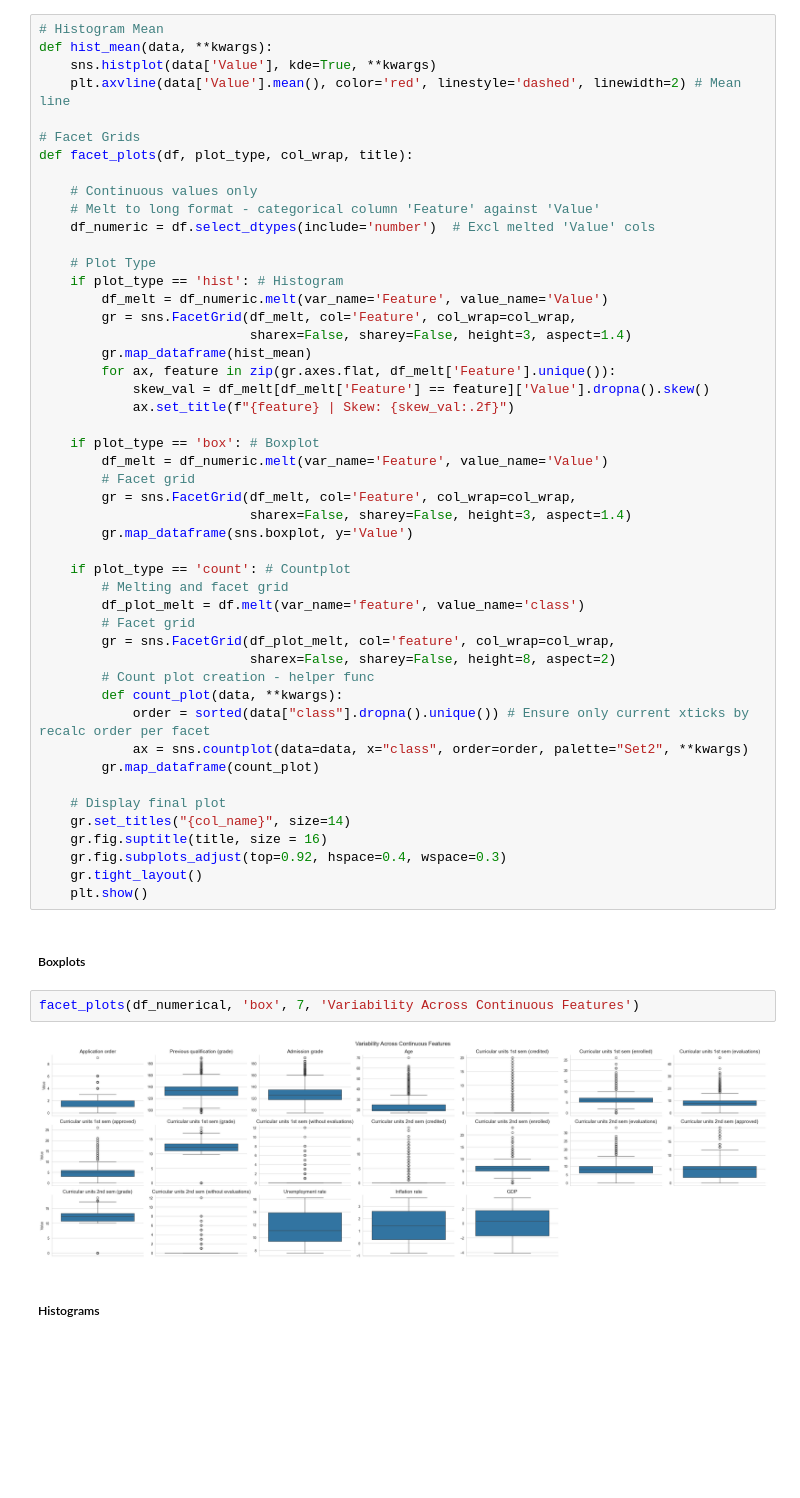
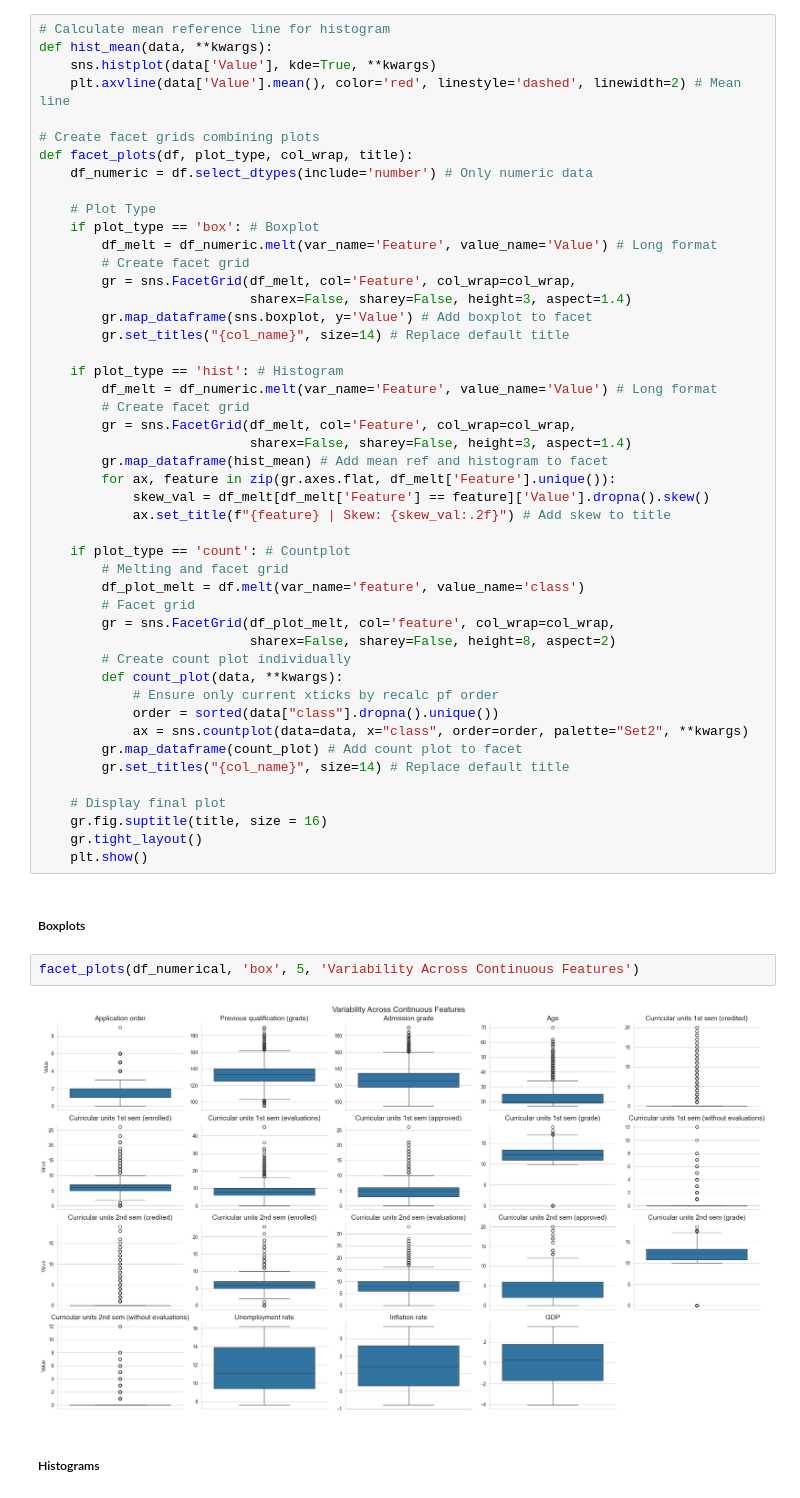
Before and after one commit to evaktar/AIandML, a Jupyter notebook: assessment.ipynb, the cells around one changed output. Cells and saved outputs as stored; diff of their text form; blank space fills up the shorter version.

Commit message:
adjustments for clarity and aesthetics

```diff
--- a/assessment.ipynb
+++ b/assessment.ipynb
@@ -530,34 +556,33 @@ Missing columns: set()
 # %% [markdown]
 #### Continuous Attributes
 # %%
-# Histogram Mean
+# Calculate mean reference line for histogram
 def hist_mean(data, **kwargs):
     sns.histplot(data['Value'], kde=True, **kwargs)
     plt.axvline(data['Value'].mean(), color='red', linestyle='dashed', linewidth=2) # Mean line
 
-# Facet Grids
+# Create facet grids combining plots
 def facet_plots(df, plot_type, col_wrap, title):
-
-    # Continuous values only
-    # Melt to long format - categorical column 'Feature' against 'Value'
-    df_numeric = df.select_dtypes(include='number')  # Excl melted 'Value' cols
+    df_numeric = df.select_dtypes(include='number') # Only numeric data
 
     # Plot Type
-    if plot_type == 'hist': # Histogram
-        df_melt = df_numeric.melt(var_name='Feature', value_name='Value')
+    if plot_type == 'box': # Boxplot
+        df_melt = df_numeric.melt(var_name='Feature', value_name='Value') # Long format
+        # Create facet grid
         gr = sns.FacetGrid(df_melt, col='Feature', col_wrap=col_wrap,
                            sharex=False, sharey=False, height=3, aspect=1.4)
-        gr.map_dataframe(hist_mean)
+        gr.map_dataframe(sns.boxplot, y='Value') # Add boxplot to facet
+        gr.set_titles("{col_name}", size=14) # Replace default title
+
+    if plot_type == 'hist': # Histogram
+        df_melt = df_numeric.melt(var_name='Feature', value_name='Value') # Long format
+        # Create facet grid
+        gr = sns.FacetGrid(df_melt, col='Feature', col_wrap=col_wrap,
+                           sharex=False, sharey=False, height=3, aspect=1.4)
+        gr.map_dataframe(hist_mean) # Add mean ref and histogram to facet
         for ax, feature in zip(gr.axes.flat, df_melt['Feature'].unique()):
             skew_val = df_melt[df_melt['Feature'] == feature]['Value'].dropna().skew()
-            ax.set_title(f"{feature} | Skew: {skew_val:.2f}")
-
-    if plot_type == 'box': # Boxplot
-        df_melt = df_numeric.melt(var_name='Feature', value_name='Value')
-        # Facet grid
-        gr = sns.FacetGrid(df_melt, col='Feature', col_wrap=col_wrap,
-                           sharex=False, sharey=False, height=3, aspect=1.4)
-        gr.map_dataframe(sns.boxplot, y='Value')
+            ax.set_title(f"{feature} | Skew: {skew_val:.2f}") # Add skew to title
 
     if plot_type == 'count': # Countplot
         # Melting and facet grid
@@ -565,24 +590,24 @@ def facet_plots(df, plot_type, col_wrap, title):
         # Facet grid
         gr = sns.FacetGrid(df_plot_melt, col='feature', col_wrap=col_wrap,
                            sharex=False, sharey=False, height=8, aspect=2)
-        # Count plot creation - helper func
+        # Create count plot individually
         def count_plot(data, **kwargs):
-            order = sorted(data["class"].dropna().unique()) # Ensure only current xticks by recalc order per facet
+            # Ensure only current xticks by recalc pf order
+            order = sorted(data["class"].dropna().unique())
             ax = sns.countplot(data=data, x="class", order=order, palette="Set2", **kwargs)
-        gr.map_dataframe(count_plot)
+        gr.map_dataframe(count_plot) # Add count plot to facet
+        gr.set_titles("{col_name}", size=14) # Replace default title
 
     # Display final plot
-    gr.set_titles("{col_name}", size=14)
     gr.fig.suptitle(title, size = 16)
-    gr.fig.subplots_adjust(top=0.92, hspace=0.4, wspace=0.3)
     gr.tight_layout()
     plt.show()
 # %% [markdown]
 ##### Boxplots
 # %%
-facet_plots(df_numerical, 'box', 7, 'Variability Across Continuous Features')
+facet_plots(df_numerical, 'box', 5, 'Variability Across Continuous Features')
 # %% [output]
-[figure, old version]
+[figure, new version]
 # %% [markdown]
 ##### Histograms
 # %%
```
Also changed, not shown: parts of 37 cells of this notebook.
